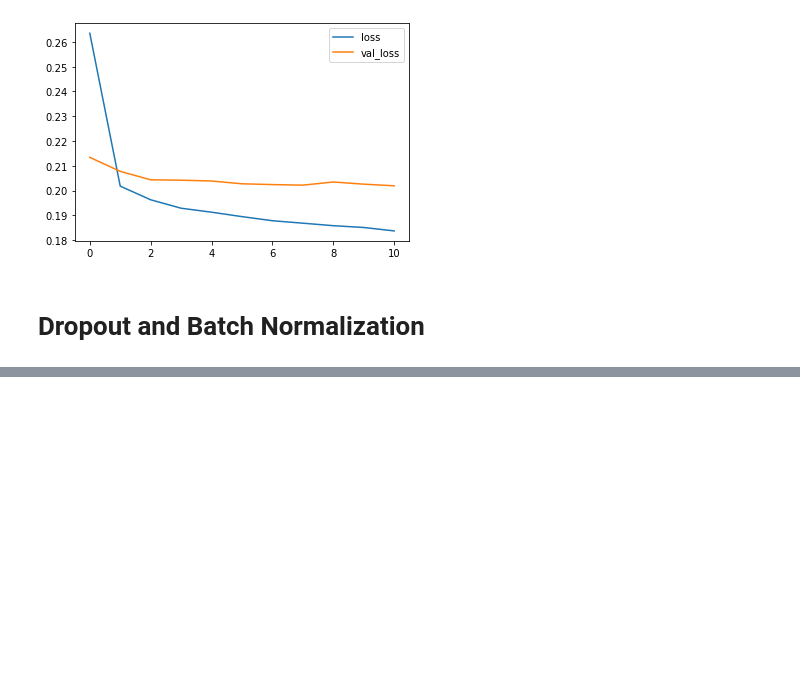
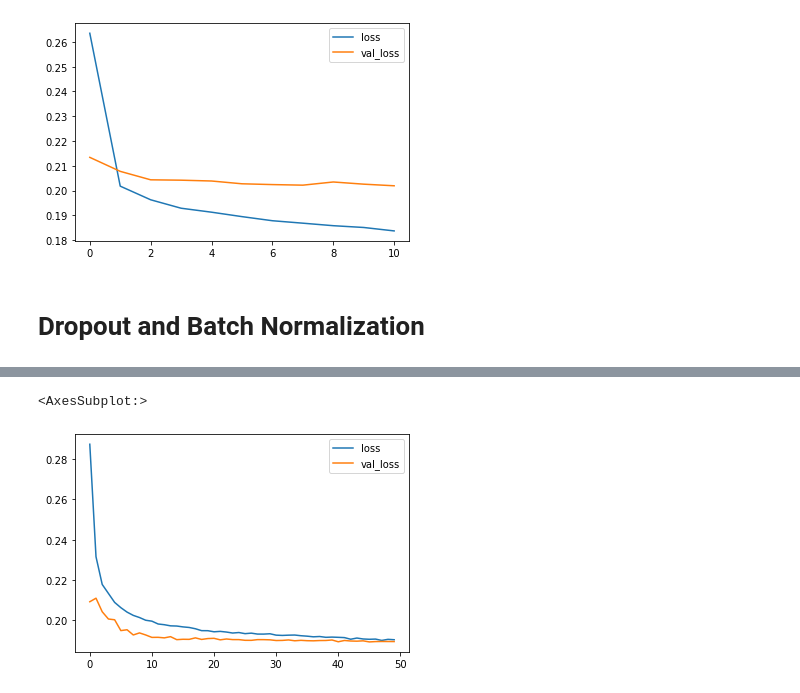
Before and after one commit to AliakbarMehdizadeh/Deep-Neural-Networks, a Jupyter notebook: Intro_to_Deep_Learning.ipynb, the cells around one changed output, grey strips where cells are left out. Cells and saved outputs as stored; diff of their text form; code cells hidden in the pictures; blank space fills up the shorter version.

```diff
--- a/Intro_to_Deep_Learning.ipynb
+++ b/Intro_to_Deep_Learning.ipynb
@@ -581,0 +656,35 @@ Epoch 11/50
+# %%
+X_train, X_valid, y_train, y_valid = group_split(X, y, artists)
+# %%
+X_train = preprocessor.fit_transform(X_train)
+X_valid = preprocessor.transform(X_valid)
+# %%
+y_train = y_train / 100
+y_valid = y_valid / 100
+# %%
+model = keras.Sequential([
+    layers.Dense(128, activation='relu', input_shape=[18]),
+    layers.Dropout(rate=0.3),
+    layers.Dense(64, activation='relu'),
+    layers.Dropout(rate=0.3),
+    layers.Dense(1)
+])
+# %%
+model.compile(
+    optimizer = 'adam',
+    loss = 'mae'
+)
+
+history = model.fit(
+    X_train, y_train,
+    validation_data=(X_valid, y_valid),
+    batch_size = 512,
+    epochs = 50,
+    verbose = 0
+)
+
+history_df = pd.DataFrame(history.history)
+history_df.loc[:, ['loss', 'val_loss']].plot()
+# %% [output]
+<AxesSubplot:>
+[figure, added]
```
Also changed, not shown: parts of 24 cells of this notebook.
